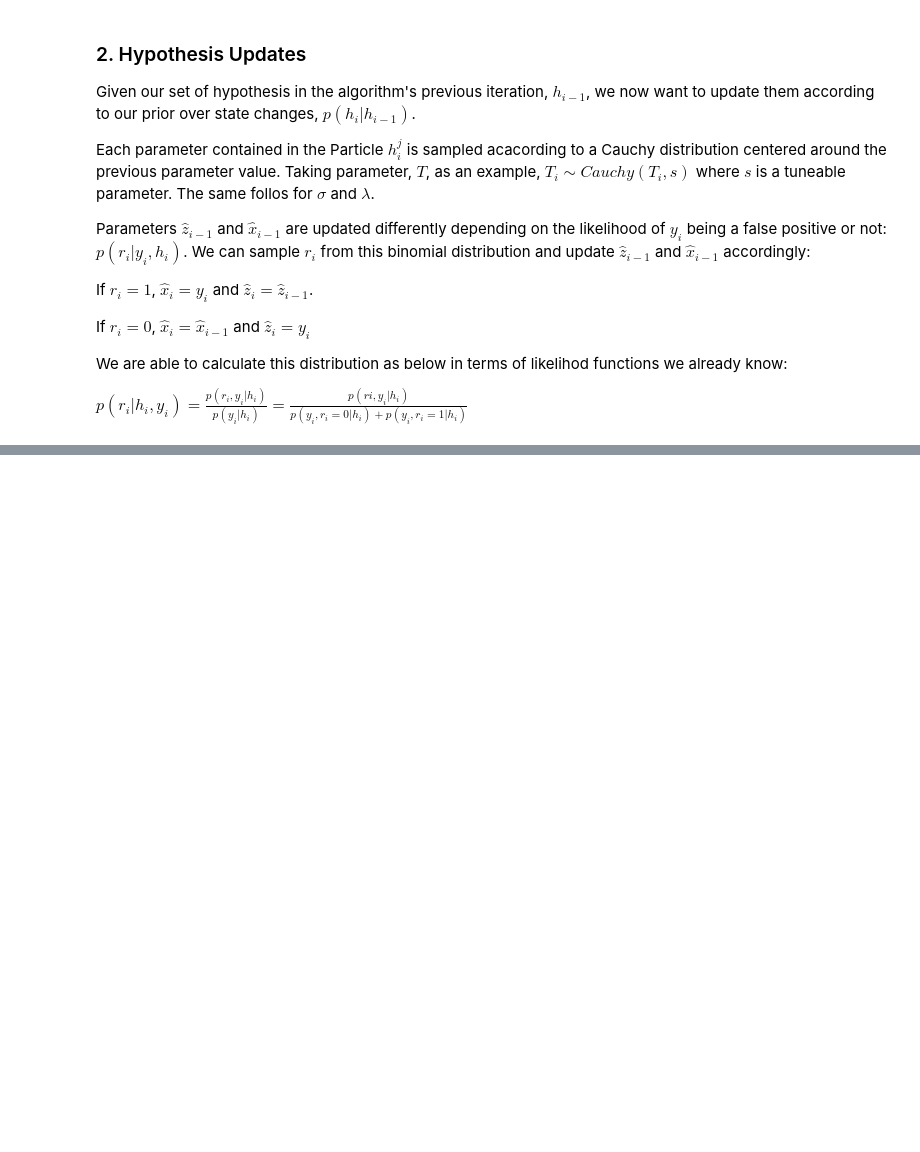
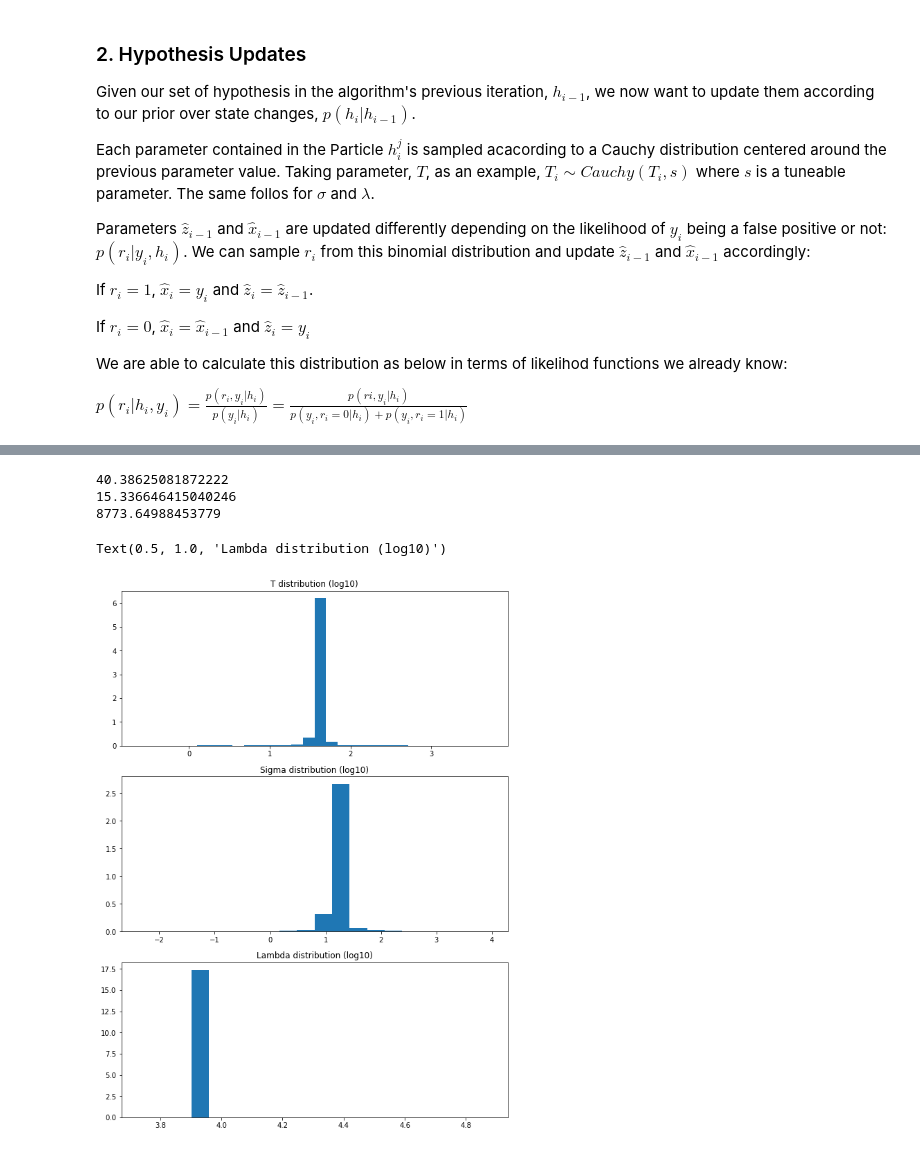
Before and after one commit to bl3e967/Finding-Periodic-Discrete-Events-in-Noisy-Streams, a Jupyter notebook: Research.ipynb, the cells around one changed output, grey strips where cells are left out. Cells and saved outputs as stored; diff of their text form; code cells hidden in the pictures; blank space fills up the shorter version.

```diff
--- a/Research.ipynb
+++ b/Research.ipynb
@@ -1039,0 +1149,21 @@ TypeError: unsupported operand type(s) for +: 'float' and 'NoneType'
+# %%
+fig, ax = plt.subplots(3, figsize=(10,14))
+idx = 5
+
+h = debugInfo.h_series[idx]
+print(np.median(h.T))
+print(np.median(h.Sigma))
+print(np.median(h.Lambda))
+
+ax[0].hist(np.log10(h.T), bins=30, density=True)
+ax[1].hist(np.log10(h.Sigma), bins=20, density=True)
+ax[2].hist(np.log10(h.Lambda), bins=20, density=True)
+ax[0].set_title('T distribution (log10)')
+ax[1].set_title('Sigma distribution (log10)')
+ax[2].set_title('Lambda distribution (log10)')
+# %% [output]
+40.38625081872222
+15.336646415040246
+8773.64988453779
+Text(0.5, 1.0, 'Lambda distribution (log10)')
+[figure, added]
```
Also changed, not shown: parts of 12 cells of this notebook.
